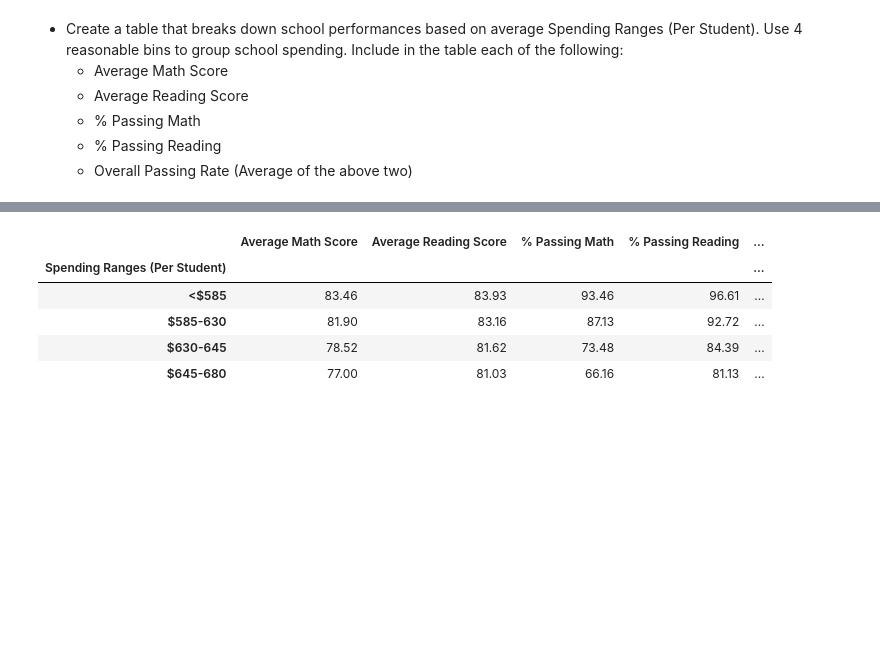
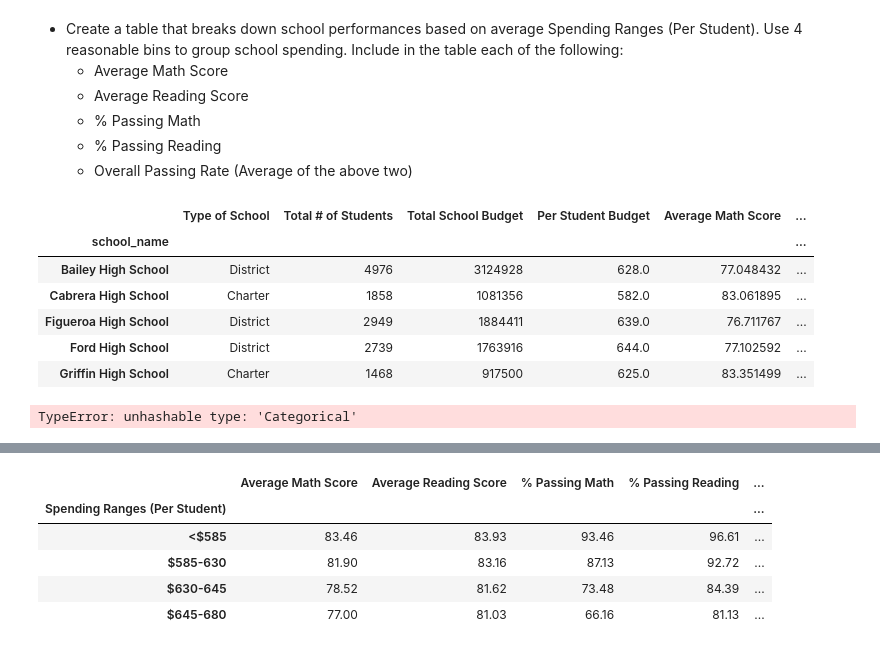
Before and after one commit to DownOnTheFarm/PyCitySchools, a Jupyter notebook: Instructions/PyCitySchools/PyCitySchools_starter.ipynb, the cells around one changed output, grey strips where cells are left out. Saved outputs shown, nothing was run; the diff lists cells and outputs as text; code cells hidden in the pictures; blank space fills up the shorter version.

```diff
--- a/Instructions/PyCitySchools/PyCitySchools_starter.ipynb
+++ b/Instructions/PyCitySchools/PyCitySchools_starter.ipynb
@@ -166,9 +166,9 @@ schoolSummary = pd.DataFrame({
     "Total School Budget": schoolBudget,
     "Per Student Budget": studentBudget,
     "Average Math Score": mathAvg_school,
-    "Passing Math Rate": passingMath_school,
+    "Math Passing Rate": passingMath_school,
     "Average Reading Score": readingAvg_school,
-    "Passing Reading Rate": passingReading_school,
+    "Reading Passing Rate": passingReading_school,
     "Overall Passing Rate": passingOverall_school
 })
 
@@ -177,8 +177,8 @@ schoolSummary.style.format({'Total # of Students': '{:,}',
                           "Per Student Budget": "${:20,.0f}",
                           'Average Math Score': "{:.2f}",
                           'Average Reading Score': "{:.2f}",
-                          "Passing Math Rate": "{:.1%}",
-                          "Passing Reading Rate": "{:.1%}",
+                          "Math Passing Rate": "{:.1%}",
+                          "Reading Passing Rate": "{:.1%}",
                           "Overall Passing Rate": "{:.2%}"})
 # %% [output]
 |  | Type of School | Total # of Students | Total School Budget | Per Student Budget | Average Math Score | ... |
@@ -357,3 +402,44 @@ mathScores_grade =
   * % Passing Math
   * % Passing Reading
   * Overall Passing Rate (Average of the above two)
+# %%
+schoolSummary.head()
+# %% [output]
+|  | Type of School | Total # of Students | Total School Budget | Per Student Budget | Average Math Score | ... |
+| school_name |  |  |  |  |  | ... |
+| Bailey High School | District | 4976 | 3124928 | 628.0 | 77.048432 | ... |
+| Cabrera High School | Charter | 1858 | 1081356 | 582.0 | 83.061895 | ... |
+| Figueroa High School | District | 2949 | 1884411 | 639.0 | 76.711767 | ... |
+| Ford High School | District | 2739 | 1763916 | 644.0 | 77.102592 | ... |
+| Griffin High School | Charter | 1468 | 917500 | 625.0 | 83.351499 | ... |
+# %%
+bins = [0, 585, 630, 645, 680]
+spendingRange = ["<$585", "$585-629", "$630-644", "$645-680"]
+
+schoolSummary["Budget_Group"] = pd.cut(schoolSummary["Per Student Budget"],bins, labels=spendingRange)
+
+schoolSummary["Students Passed Math"] = schoolSummary["Total # of Students"] * schoolSummary["Math Passing Rate"]
+schoolSummary["Students Passed Reading"] = schoolSummary["Total # of Students"] * schoolSummary["Reading Passing Rate"]
+schoolSummary['Students Passed Overall'] = schoolSummary["Total # of Students"] * schoolSummary["Overall Passing Rate"]
+
+spendGroup = schoolSummary.groupby(["Budget_Group"])
+
+# Create and Display DataFrame
+
+spendingBudget_scores = pd.DataFrame(index=spendGroup['Budget_Group'].unique())
+
+spendingBudget_scores['Average Math Score'] = spendGroup.mean()['Average Math Score']
+spendingBudget_scores['Average Reading Score'] = spendGroup.mean()['Average Reading Score']
+spendingBudget_scores['Math Passing Rate'] = spendGroup.sum()['Students Passed Math'/spendGroup.sum()['Total # of Students']]
+spendingBudget_scores['Reading Passing Rate'] = spendGroup.sum()['Students Passed Reading'/spendGroup.sum()['Total # of Students']]
+spendingBudget_scores['Overall Passing Rate'] = spendGroup.sum()['Students Passed Overall'/spendGroup.sum()['Total # of Students']]
+
+scoresSpending_budget_df = spendingBudget_scores[{'Average Math Score','Math Passing Rate',
+                                                  'Average Reading Score','Reading Passing Rate',
+                                                  'Overall Passing Rate'}]
+
+scoresSpending_budget_df.style.format({"Math Passing Rate":"{:.2%}", "Reading Passing Rate":"{:.2%}",
+                                           "Overall Passing Rate":"{:.2%}", "Average Math Score":"{:.2f}",
+                                              "Average Reading Score":"{:.2f}"})
+# %% [output]
+TypeError: unhashable type: 'Categorical'
```
Also changed, not shown: parts of 9 cells of this notebook.
